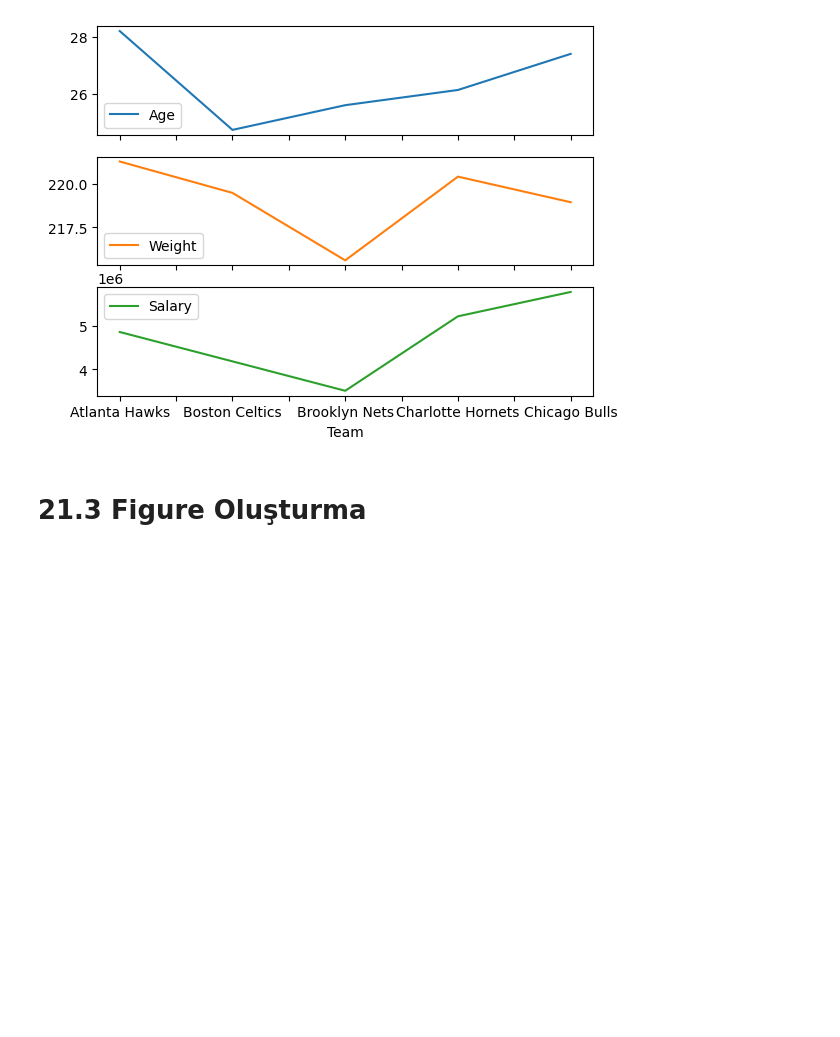
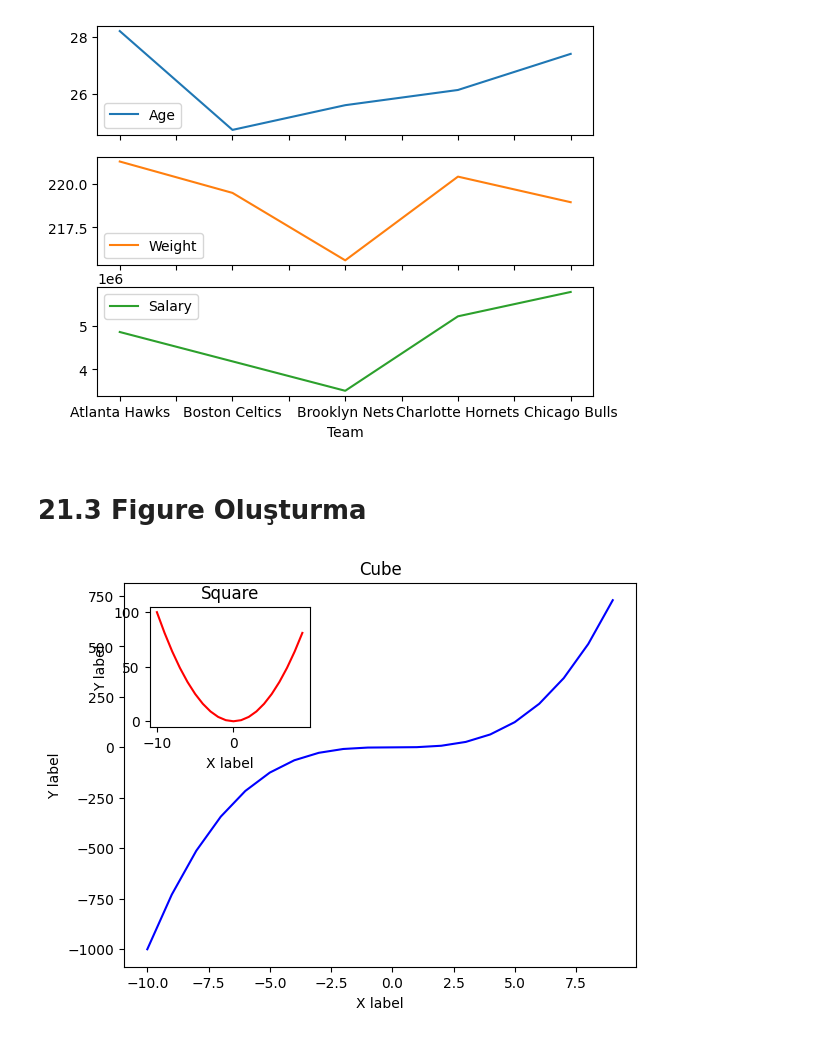
Before and after one commit to muhammetfurkanaltin/Course, a Jupyter notebook: Python/21.Veri Görselletirme/Matplotlib.ipynb, the cells around one changed output. Saved outputs shown, nothing was run; the diff lists cells and outputs as text; code cells hidden in the pictures; blank space fills up the shorter version.

```diff
--- a/Python/21.Veri Görselletirme/Matplotlib.ipynb
+++ b/Python/21.Veri Görselletirme/Matplotlib.ipynb
@@ -97,3 +97,28 @@ plt.show()
 [figure]
 # %% [markdown]
 # 21.3 Figure Oluşturma
+# %%
+import matplotlib.pyplot as plt
+import numpy as np
+
+x = np.linspace(-10,9,20)
+y = x ** 3
+z = x ** 2
+
+figure = plt.figure()
+axes_cube = figure.add_axes([0.1,0.1,0.8,0.8])
+
+axes_cube.plot(x,y,"b")
+axes_cube.set_xlabel("X label")
+axes_cube.set_ylabel("Y label")
+axes_cube.set_title ("Cube")
+
+axes_square = figure.add_axes([0.14,0.6,0.25,0.25])
+axes_square.plot(x,z,"r")
+axes_square.set_xlabel("X label")
+axes_square.set_ylabel("Y label")
+axes_square.set_title ("Square")
+
+plt.show()
+# %% [output]
+[figure, added]
```
Also changed, not shown: parts of 8 cells of this notebook, 3 other files.
